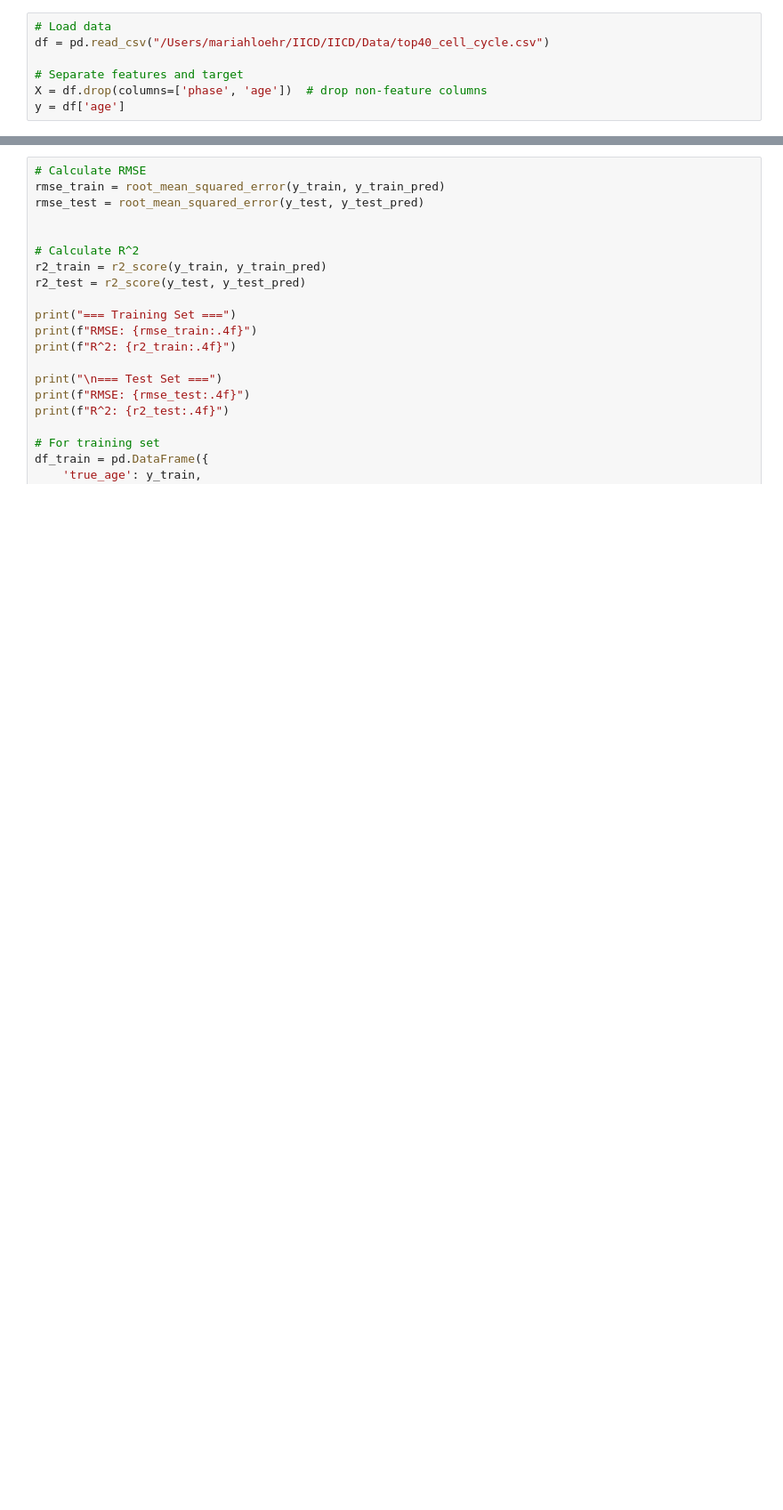
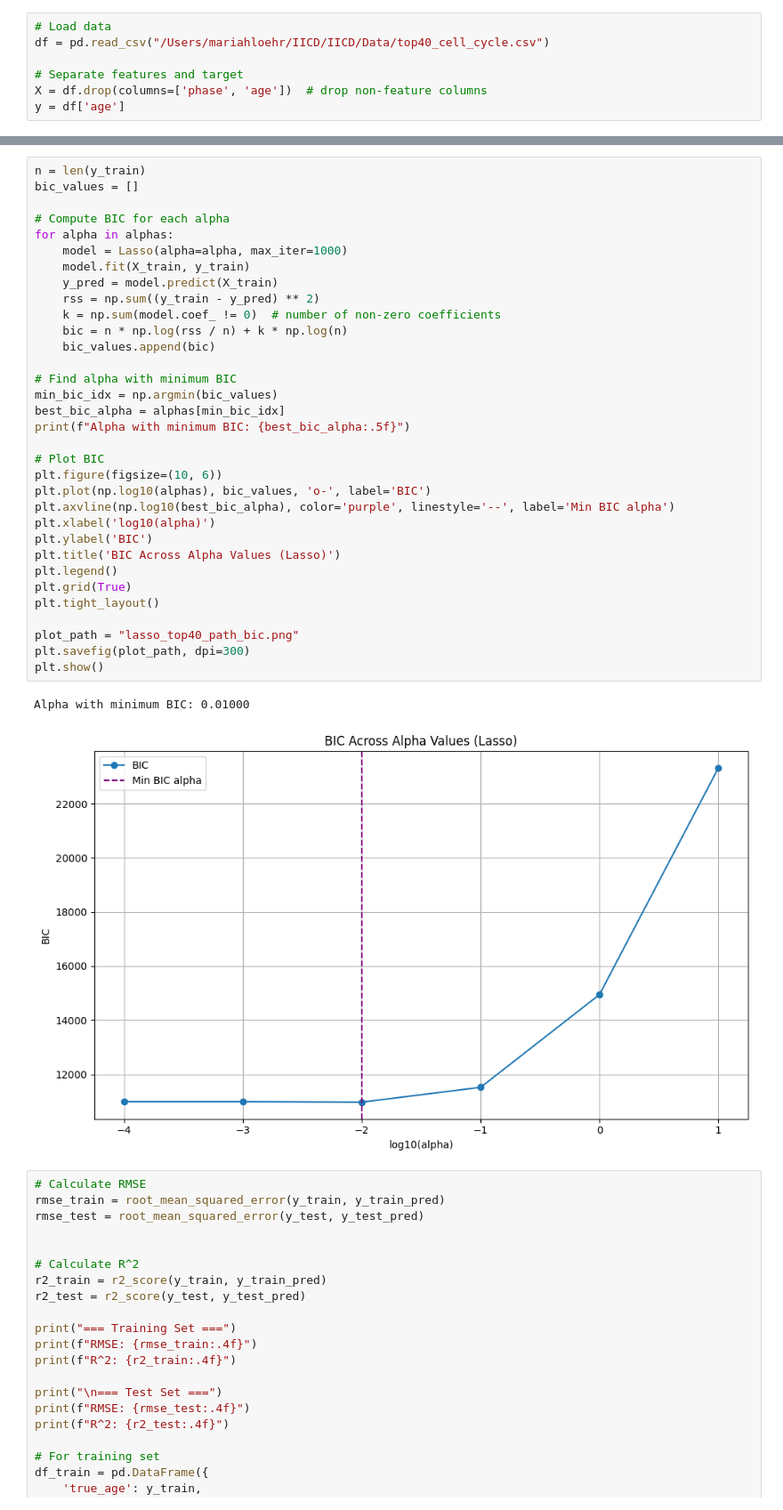
Before and after one commit to mariahgloehr/IICD, a Jupyter notebook: Linear Regression/lasso_top40.ipynb, the cells around one changed output, grey strips where cells are left out. Shown at 89% size. Saved outputs shown, nothing was run; the diff lists cells and outputs as text; blank space fills up the shorter version.

```diff
--- a/Linear Regression/lasso_top40.ipynb
+++ b/Linear Regression/lasso_top40.ipynb
@@ -28,3 +71,39 @@ y_test_pred = lasso_cv.predict(X_test)
+# %%
+n = len(y_train)
+bic_values = []
+
+# Compute BIC for each alpha
+for alpha in alphas:
+    model = Lasso(alpha=alpha, max_iter=1000)
+    model.fit(X_train, y_train)
+    y_pred = model.predict(X_train)
+    rss = np.sum((y_train - y_pred) ** 2)
+    k = np.sum(model.coef_ != 0)  # number of non-zero coefficients
+    bic = n * np.log(rss / n) + k * np.log(n)
+    bic_values.append(bic)
+
+# Find alpha with minimum BIC
+min_bic_idx = np.argmin(bic_values)
+best_bic_alpha = alphas[min_bic_idx]
+print(f"Alpha with minimum BIC: {best_bic_alpha:.5f}")
+
+# Plot BIC
+plt.figure(figsize=(10, 6))
+plt.plot(np.log10(alphas), bic_values, 'o-', label='BIC')
+plt.axvline(np.log10(best_bic_alpha), color='purple', linestyle='--', label='Min BIC alpha')
+plt.xlabel('log10(alpha)')
+plt.ylabel('BIC')
+plt.title('BIC Across Alpha Values (Lasso)')
+plt.legend()
+plt.grid(True)
+plt.tight_layout()
+
+plot_path = "lasso_top40_path_bic.png"
+plt.savefig(plot_path, dpi=300)
+plt.show()
+# %% [output]
+Alpha with minimum BIC: 0.01000
+[figure, added]
 # %%
 # Calculate RMSE
 rmse_train = root_mean_squared_error(y_train, y_train_pred)
```
Also changed, not shown: parts of 5 cells of this notebook, 6 other files.
